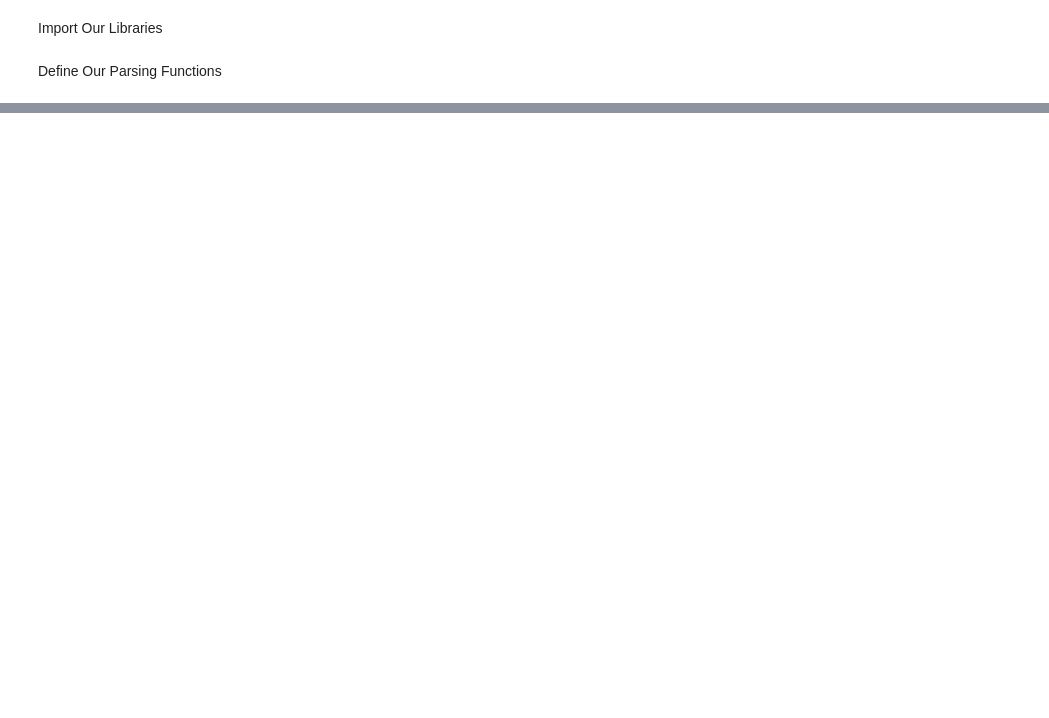
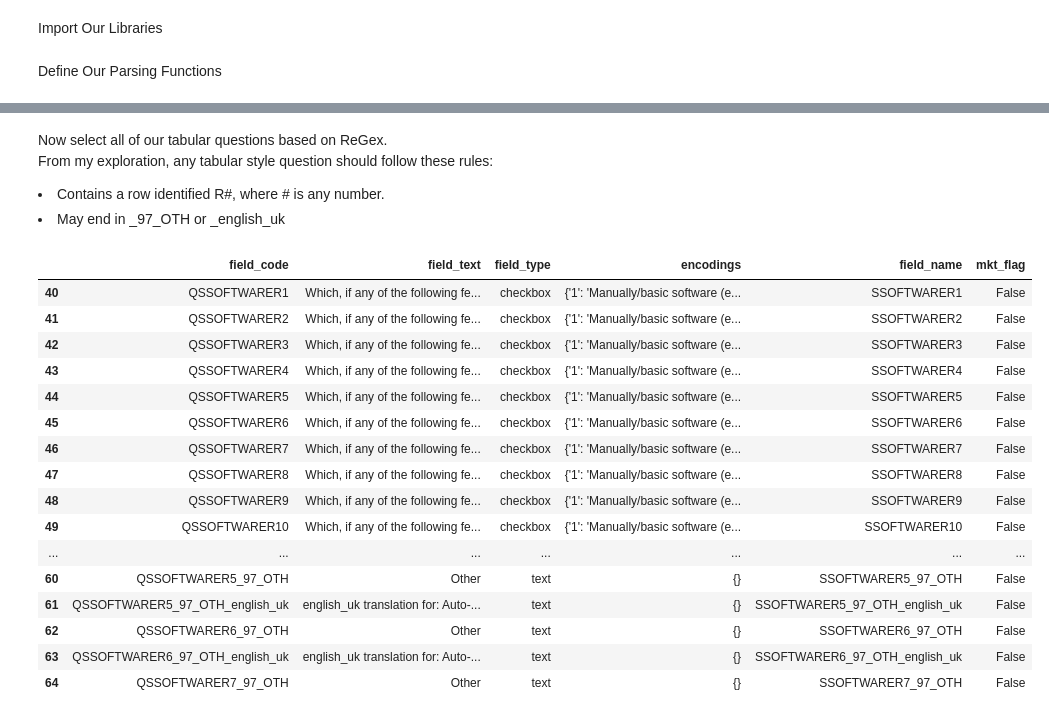
Before and after one commit to OLT2000/Streamlit-main, a Jupyter notebook: data_engineering.ipynb, the cells around one changed output, grey strips where cells are left out. Cells and saved outputs as stored; diff of their text form; code cells hidden in the pictures; blank space fills up the shorter version.

```diff
--- a/data_engineering.ipynb
+++ b/data_engineering.ipynb
@@ -88,0 +102,19 @@ AttributeError: module 'ntpath' has no attribute 'pwd'
+# %%
+other_match_pattern = re.compile(r".*_97_OTH(_english_uk)?")
+# row_match_pattern = re.compile(r".*R\d+(_97_OTH)?(_english_uk)?")
+
+# Find all the primary keyts found in the data set.
+for key in survey_df["column_name"].values:
+    if not key.startswith("Q"):
+        # Filter out non-question fields and process them later.
+        print(f"Non-Question key {key}.")
+
+    else:
+        # Skip fields that are text boxes or translations (They end in _97_OTH[_english_uk])
+        if re.match(other_match_pattern, key):
+            pass
+
+        # If key ends with R#, then it is a row of a table and we can extract the primary key./
+        elif re.match(r"(R\d+)$", key):
+            pass
+            # primary_key =
@@ -88,0 +192,27 @@ AttributeError: module 'ntpath' has no attribute 'pwd'
+# %% [markdown]
+Now select all of our tabular questions based on ReGex.
+<br>From my exploration, any tabular style question should follow these rules:
+<li><t>Contains a row identified R#, where # is any number.<br>
+<li><t>May end in _97_OTH or _english_uk
+# %%
+row_match_pattern = re.compile(r".*R\d+(_97_OTH)?(_english_uk)?")
+tabular_questions = question_fields[question_fields["field_name"].str.match(row_match_pattern, case=True)]
+tabular_questions.head(25)
+# %% [output]
+|  | field_code | field_text | field_type | encodings | field_name | mkt_flag |
+| 40 | QSSOFTWARER1 | Which, if any of the following fe... | checkbox | {'1': 'Manually/basic software (e... | SSOFTWARER1 | False |
+| 41 | QSSOFTWARER2 | Which, if any of the following fe... | checkbox | {'1': 'Manually/basic software (e... | SSOFTWARER2 | False |
+| 42 | QSSOFTWARER3 | Which, if any of the following fe... | checkbox | {'1': 'Manually/basic software (e... | SSOFTWARER3 | False |
+| 43 | QSSOFTWARER4 | Which, if any of the following fe... | checkbox | {'1': 'Manually/basic software (e... | SSOFTWARER4 | False |
+| 44 | QSSOFTWARER5 | Which, if any of the following fe... | checkbox | {'1': 'Manually/basic software (e... | SSOFTWARER5 | False |
+| 45 | QSSOFTWARER6 | Which, if any of the following fe... | checkbox | {'1': 'Manually/basic software (e... | SSOFTWARER6 | False |
+| 46 | QSSOFTWARER7 | Which, if any of the following fe... | checkbox | {'1': 'Manually/basic software (e... | SSOFTWARER7 | False |
+| 47 | QSSOFTWARER8 | Which, if any of the following fe... | checkbox | {'1': 'Manually/basic software (e... | SSOFTWARER8 | False |
+| 48 | QSSOFTWARER9 | Which, if any of the following fe... | checkbox | {'1': 'Manually/basic software (e... | SSOFTWARER9 | False |
+| 49 | QSSOFTWARER10 | Which, if any of the following fe... | checkbox | {'1': 'Manually/basic software (e... | SSOFTWARER10 | False |
+| ... | ... | ... | ... | ... | ... | ... |
+| 60 | QSSOFTWARER5_97_OTH | Other | text | {} | SSOFTWARER5_97_OTH | False |
+| 61 | QSSOFTWARER5_97_OTH_english_uk | english_uk translation for: Auto-... | text | {} | SSOFTWARER5_97_OTH_english_uk | False |
+| 62 | QSSOFTWARER6_97_OTH | Other | text | {} | SSOFTWARER6_97_OTH | False |
+| 63 | QSSOFTWARER6_97_OTH_english_uk | english_uk translation for: Auto-... | text | {} | SSOFTWARER6_97_OTH_english_uk | False |
+| 64 | QSSOFTWARER7_97_OTH | Other | text | {} | SSOFTWARER7_97_OTH | False |
```
Also changed, not shown: parts of 13 cells of this notebook, 1 other file.
